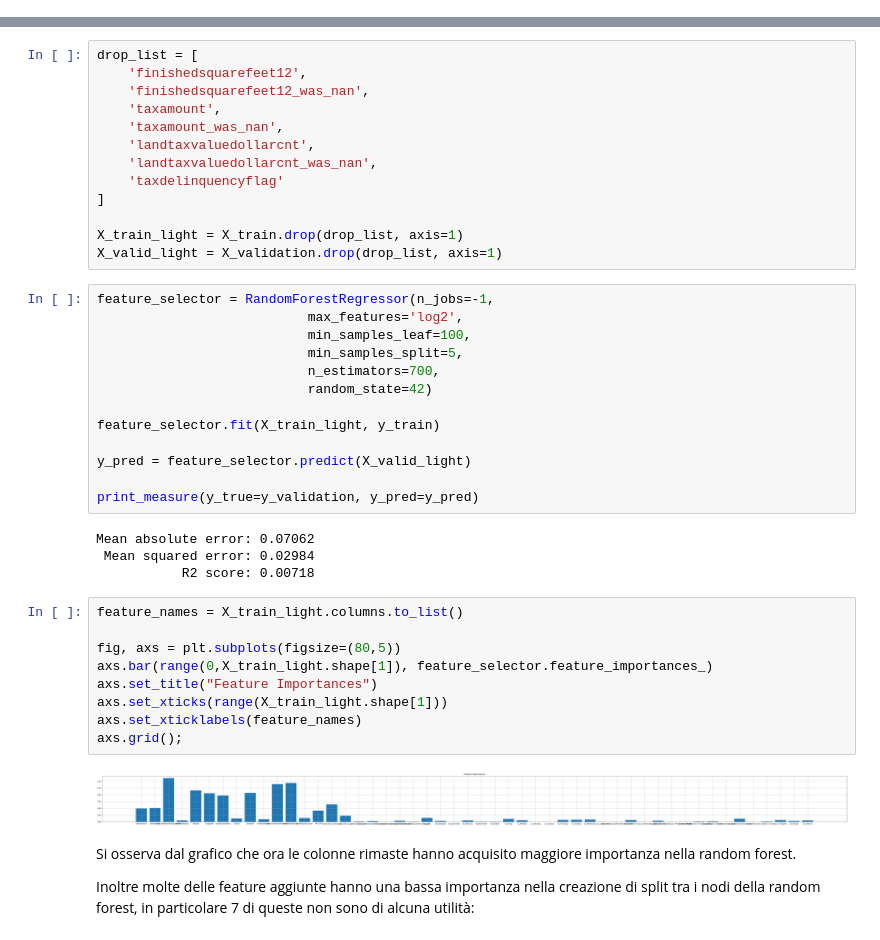
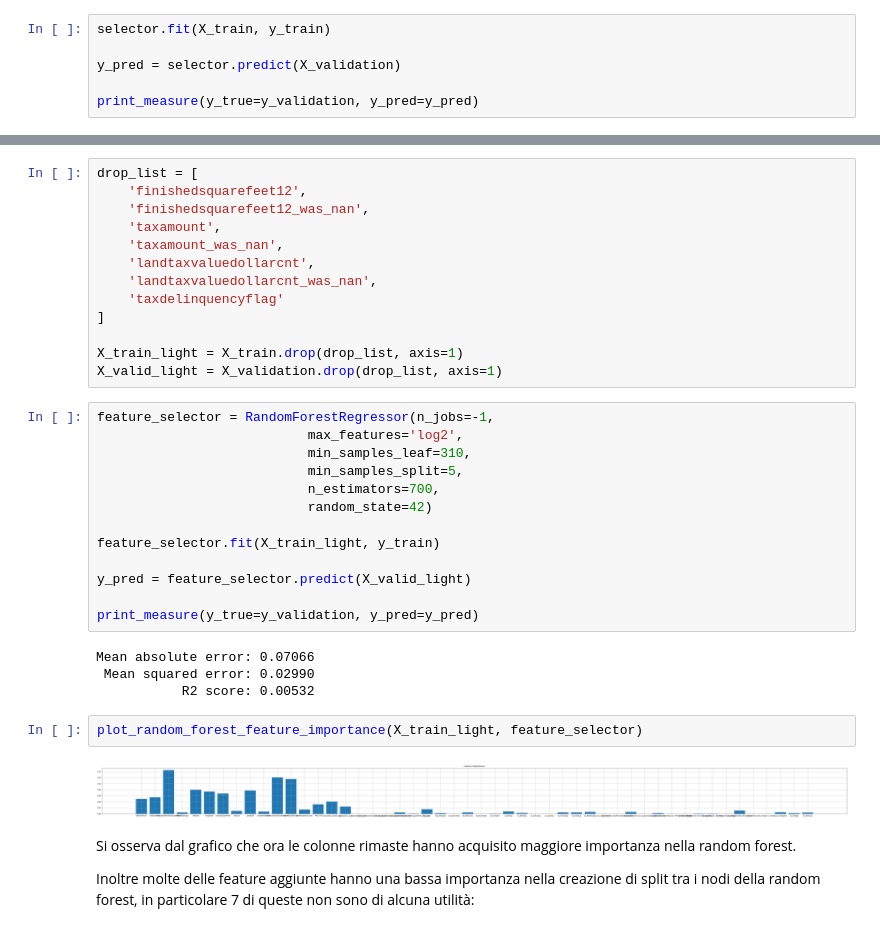
Before and after one commit to matteospanio/zillow-prize, a Jupyter notebook: 04 - Random Forests.ipynb, the cells around one changed output, grey strips where cells are left out. Cells and saved outputs as stored; diff of their text form.

```diff
--- a/04 - Random Forests.ipynb
+++ b/04 - Random Forests.ipynb
@@ -280,3 +272,9 @@ selector.ranking_
 array([1, 1, 1, 1, 1, 1, 1, 1, 1, 1, 1, 1, 1, 1, 1, 1, 1, 1, 1, 1, 1, 1,
        1, 1, 1, 1, 1, 1, 1, 1, 1, 1, 1, 1, 1, 1, 1, 1, 1, 1, 1, 1, 1, 1,
        1, 1, 1, 1, 1, 1, 1, 1, 1, 1, 1, 1, 1])
+# %%
+selector.fit(X_train, y_train)
+
+y_pred = selector.predict(X_validation)
+
+print_measure(y_true=y_validation, y_pred=y_pred)
@@ -346,7 +340,7 @@ X_valid_light = X_validation.drop(drop_list, axis=1)
 # %%
 feature_selector = RandomForestRegressor(n_jobs=-1,
                            max_features='log2',
-                           min_samples_leaf=100,
+                           min_samples_leaf=310,
                            min_samples_split=5,
                            n_estimators=700,
                            random_state=42)
@@ -357,20 +351,13 @@ y_pred = feature_selector.predict(X_valid_light)
 
 print_measure(y_true=y_validation, y_pred=y_pred)
 # %% [output]
-Mean absolute error: 0.07062
- Mean squared error: 0.02984
-           R2 score: 0.00718
+Mean absolute error: 0.07066
+ Mean squared error: 0.02990
+           R2 score: 0.00532
 # %%
-feature_names = X_train_light.columns.to_list()
-
-fig, axs = plt.subplots(figsize=(80,5))
-axs.bar(range(0,X_train_light.shape[1]), feature_selector.feature_importances_)
-axs.set_title("Feature Importances")
-axs.set_xticks(range(X_train_light.shape[1]))
-axs.set_xticklabels(feature_names)
-axs.grid();
+plot_random_forest_feature_importance(X_train_light, feature_selector)
 # %% [output]
-[figure, old version]
+[figure, new version]
 # %% [markdown]
 Si osserva dal grafico che ora le colonne rimaste hanno acquisito maggiore importanza nella random forest.
 
```
Also changed, not shown: parts of 71 cells of this notebook, 4 other files.
